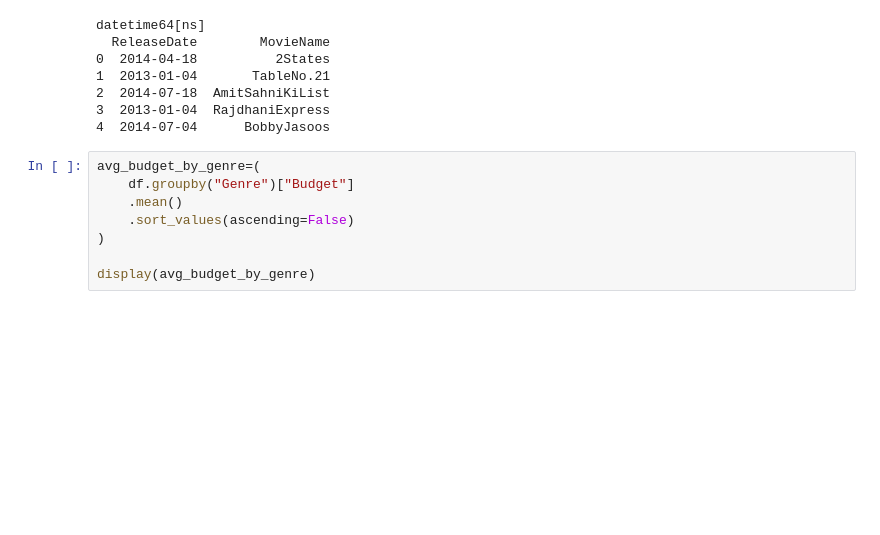
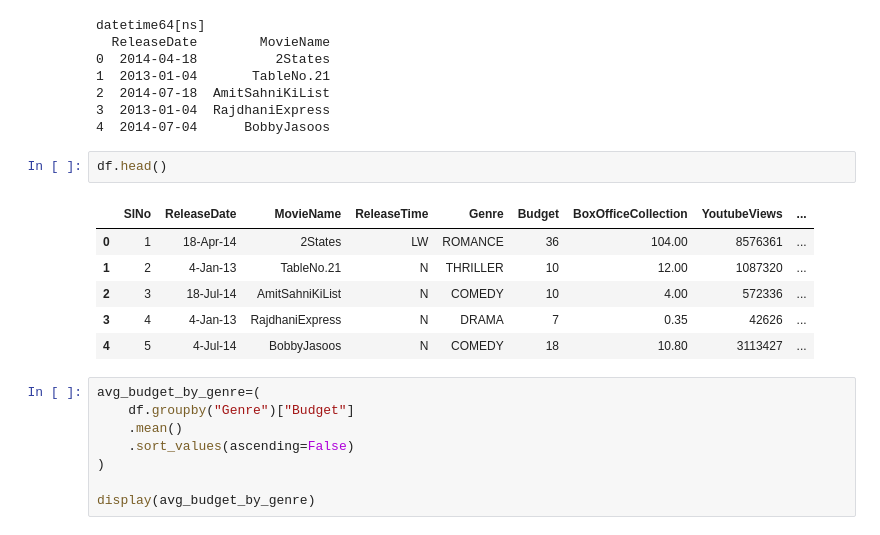
Before and after one commit to Sonu-kumar-08/YBI-INTERNSHIP, a Jupyter notebook: oops_and_data_analytics.ipynb, the cells around one changed output. Cells and saved outputs as stored; diff of their text form; blank space fills up the shorter version.

```diff
--- a/oops_and_data_analytics.ipynb
+++ b/oops_and_data_analytics.ipynb
@@ -1089,6 +1089,15 @@ datetime64[ns]
 2  2014-07-18  AmitSahniKiList
 3  2013-01-04  RajdhaniExpress
 4  2014-07-04      BobbyJasoos
+# %%
+df.head()
+# %% [output]
+|  | SlNo | ReleaseDate | MovieName | ReleaseTime | Genre | Budget | BoxOfficeCollection | YoutubeViews | ... |
+| 0 | 1 | 18-Apr-14 | 2States | LW | ROMANCE | 36 | 104.00 | 8576361 | ... |
+| 1 | 2 | 4-Jan-13 | TableNo.21 | N | THRILLER | 10 | 12.00 | 1087320 | ... |
+| 2 | 3 | 18-Jul-14 | AmitSahniKiList | N | COMEDY | 10 | 4.00 | 572336 | ... |
+| 3 | 4 | 4-Jan-13 | RajdhaniExpress | N | DRAMA | 7 | 0.35 | 42626 | ... |
+| 4 | 5 | 4-Jul-14 | BobbyJasoos | N | COMEDY | 18 | 10.80 | 3113427 | ... |
 # %%
 avg_budget_by_genre=(
     df.groupby("Genre")["Budget"]
```
